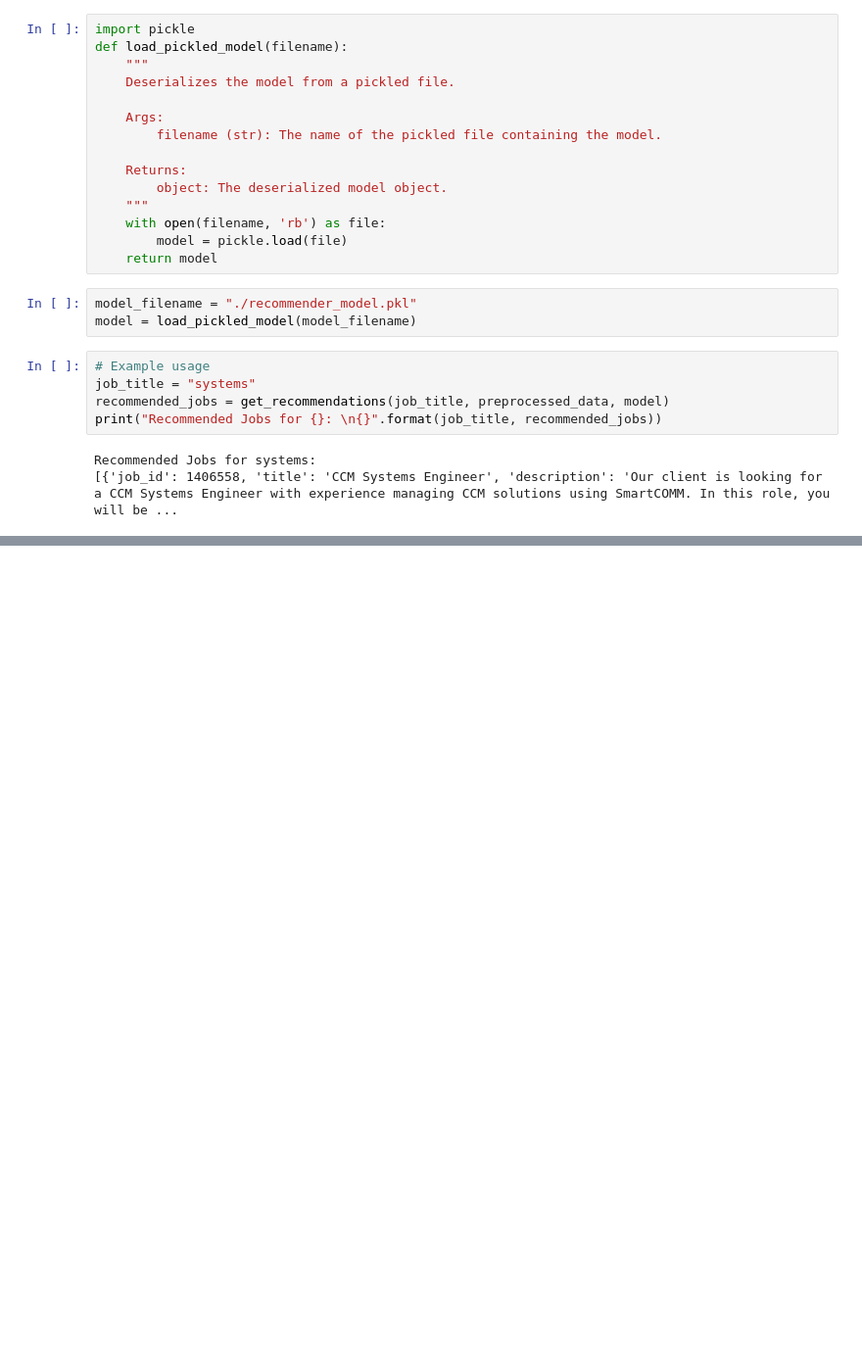
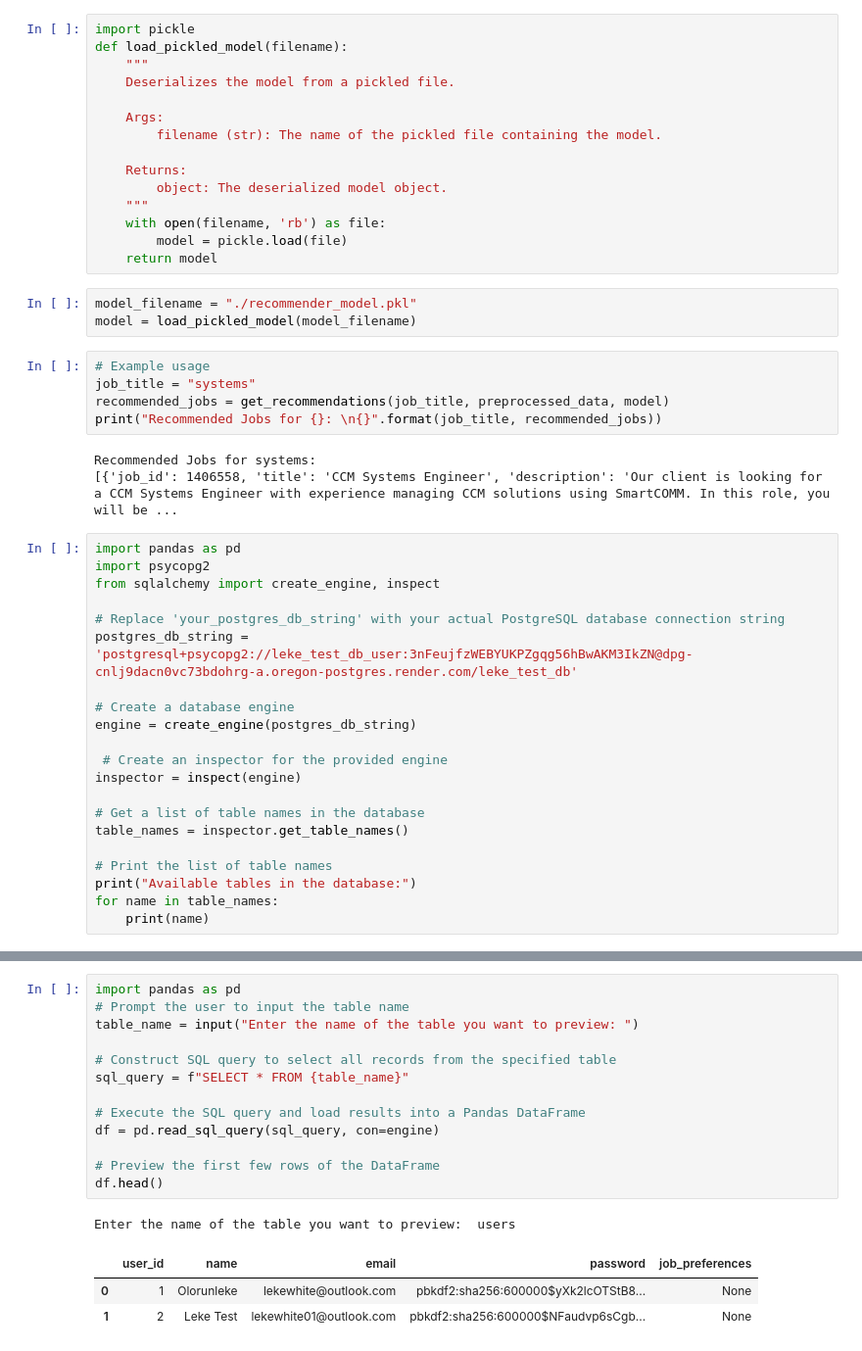
Before and after one commit to Philip-21/recommendation-system, a Jupyter notebook: exploration.ipynb, the cells around one changed output, grey strips where cells are left out. Shown at 98% size. Drawn from its saved outputs; the diff is of its cells as text; blank space fills up the shorter version.

Commit message:
completed code refactoring and endpoint tests

```diff
--- a/exploration.ipynb
+++ b/exploration.ipynb
@@ -170,3 +170,24 @@ print("Recommended Jobs for {}: \n{}".format(job_title, recommended_jobs))
 # %% [output]
 Recommended Jobs for systems:
 [{'job_id': 1406558, 'title': 'CCM Systems Engineer', 'description': 'Our client is looking for a CCM Systems Engineer with experience managing CCM solutions using SmartCOMM. In this role, you will be ...
+# %%
+import pandas as pd
+import psycopg2
+from sqlalchemy import create_engine, inspect
+
+# Replace 'your_postgres_db_string' with your actual PostgreSQL database connection string
+postgres_db_string = 'postgresql+psycopg2://leke_test_db_user:3nFeujfzWEBYUKPZgqg56hBwAKM3IkZN@dpg-cnlj9dacn0vc73bdohrg-a.oregon-postgres.render.com/leke_test_db'
+
+# Create a database engine
+engine = create_engine(postgres_db_string)
+
+ # Create an inspector for the provided engine
+inspector = inspect(engine)
+
+# Get a list of table names in the database
+table_names = inspector.get_table_names()
+
+# Print the list of table names
+print("Available tables in the database:")
+for name in table_names:
+    print(name)
@@ -172,0 +258,18 @@ Recommended Jobs for systems:
+# %%
+import pandas as pd
+# Prompt the user to input the table name
+table_name = input("Enter the name of the table you want to preview: ")
+
+# Construct SQL query to select all records from the specified table
+sql_query = f"SELECT * FROM {table_name}"
+
+# Execute the SQL query and load results into a Pandas DataFrame
+df = pd.read_sql_query(sql_query, con=engine)
+
+# Preview the first few rows of the DataFrame
+df.head()
+# %% [output]
+Enter the name of the table you want to preview:  users
+|  | user_id | name | email | password | job_preferences |
+| 0 | 1 | Olorunleke | lekewhite@outlook.com | pbkdf2:sha256:600000$yXk2lcOTStB8... | None |
+| 1 | 2 | Leke Test | lekewhite01@outlook.com | pbkdf2:sha256:600000$NFaudvp6sCgb... | None |
```
Also changed, not shown: parts of 4 cells of this notebook, 12 other files.
